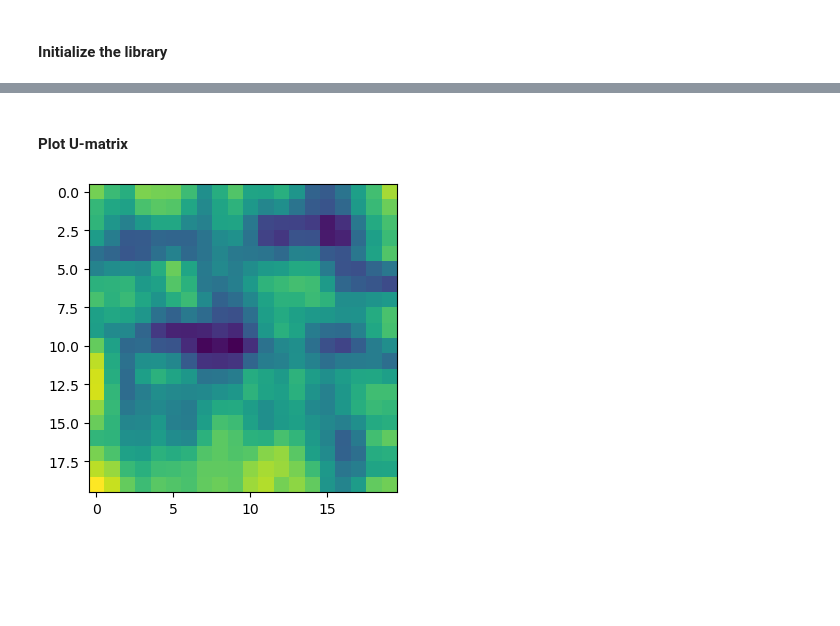
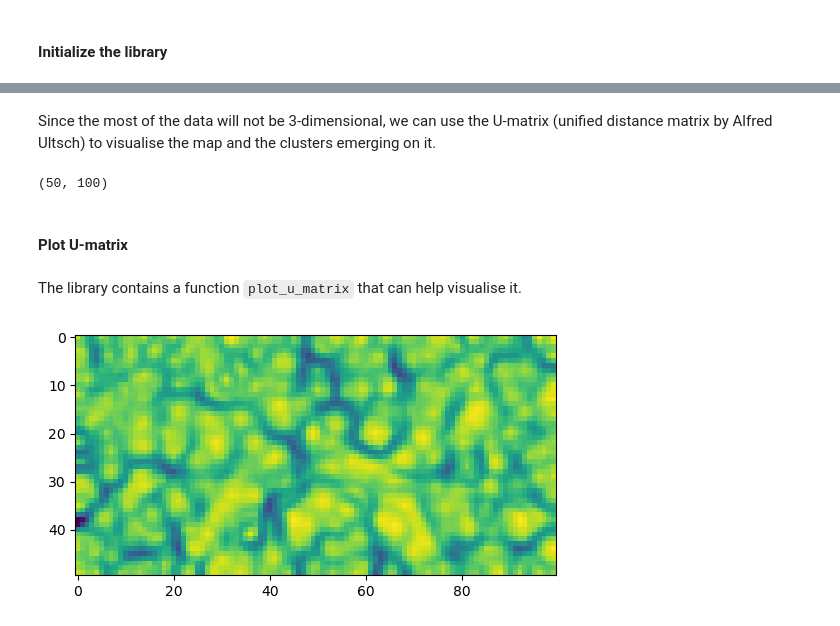
Before and after one commit to nmarincic/numbasom, a Jupyter notebook: index.ipynb, the cells around one changed output, grey strips where cells are left out. Saved outputs shown, nothing was run; the diff lists cells and outputs as text; code cells hidden in the pictures; blank space fills up the shorter version.

```diff
--- a/index.ipynb
+++ b/index.ipynb
@@ -49,0 +75,2 @@ um = u_matrix(lattice)
+# %% [markdown]
+Since the most of the data will not be 3-dimensional, we can use the U-matrix (unified distance matrix by Alfred Ultsch) to visualise the map and the clusters emerging on it.
@@ -50,6 +81,14 @@ um = u_matrix(lattice)
+# %%
+um.shape
+# %% [output]
+(50, 100)
 # %% [markdown]
 #### Plot U-matrix
-# %%
-plot_u_matrix(um)
-# %% [output]
-[figure, removed]
+# %% [markdown]
+The library contains a function `plot_u_matrix` that can help visualise it.
+# %%
+from numbasom import plot_u_matrix
+
+plot_u_matrix(um, fig_size=(6.2,6.2))
+# %% [output]
+[figure, added]
```
Also changed, not shown: parts of 26 cells of this notebook, 10 other files.
